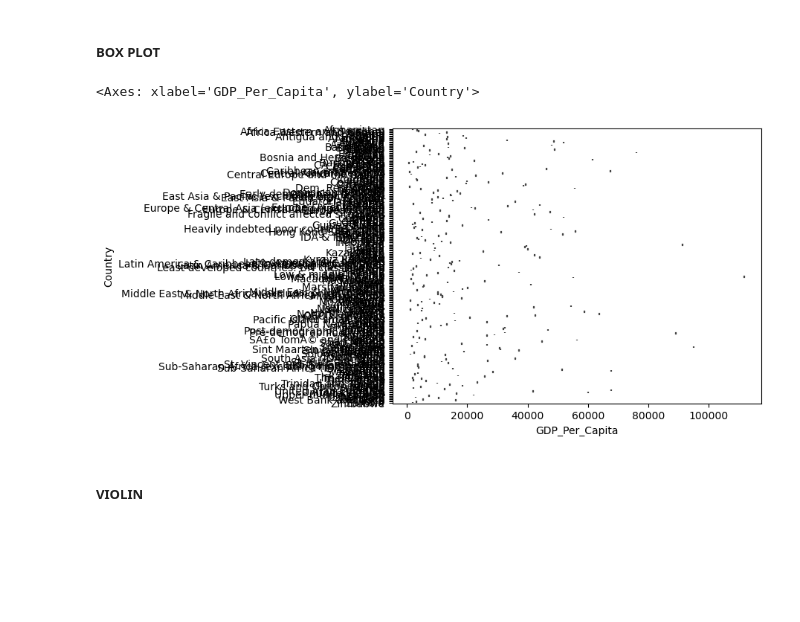
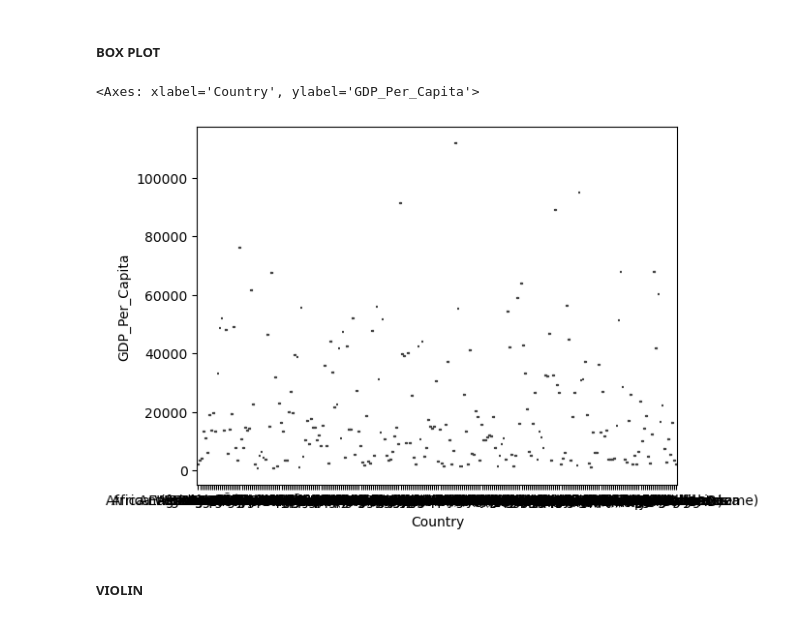
Before and after one commit to NSS-Data-Analytics-Cohort-11/undata-barbsjean, a Jupyter notebook: notebook/UN_data_analysis_DA11.ipynb, the cells around one changed output. Cells and saved outputs as stored; diff of their text form; code cells hidden in the pictures; blank space fills up the shorter version.

```diff
--- a/notebook/UN_data_analysis_DA11.ipynb
+++ b/notebook/UN_data_analysis_DA11.ipynb
@@ -75,6 +74,12 @@ gdp_df
 # %% [markdown]
 #### Question 7*
 # %%
-counts_of_countries = gdp_df["Country"].value_counts()
-print(counts_of_countries)
+gdp_df['Counts'] = gdp_df.groupby(['Country'])['Year'].transform('count')
+print(gdp_df)
+
+gdp_df_counts = gdp_df[gdp_df.Counts == 33]
+print(gdp_df_counts)
+
+single_country_with_counts = gdp_df_counts.drop_duplicates(subset = ['Country'])
+single_country_with_counts
 # %% [output]
@@ -127,10 +149,10 @@ sns.kdeplot(gdp_per_capita_2020["GDP_Per_Capita"])
 # %% [markdown]
 ##### BOX PLOT
 # %%
-sns.boxplot( x=gdp_per_capita_2020["GDP_Per_Capita"], y=gdp_per_capita_2020["Country"] )
+sns.boxplot( data = gdp_per_capita_2020, x=gdp_per_capita_2020["Country"], y=gdp_per_capita_2020["GDP_Per_Capita"] )
 # %% [output]
-<Axes: xlabel='GDP_Per_Capita', ylabel='Country'>
+<Axes: xlabel='Country', ylabel='GDP_Per_Capita'>
-[figure, old version]
+[figure, new version]
 # %% [markdown]
 ##### VIOLIN
 # %%
```
Also changed, not shown: parts of 13 cells of this notebook.
